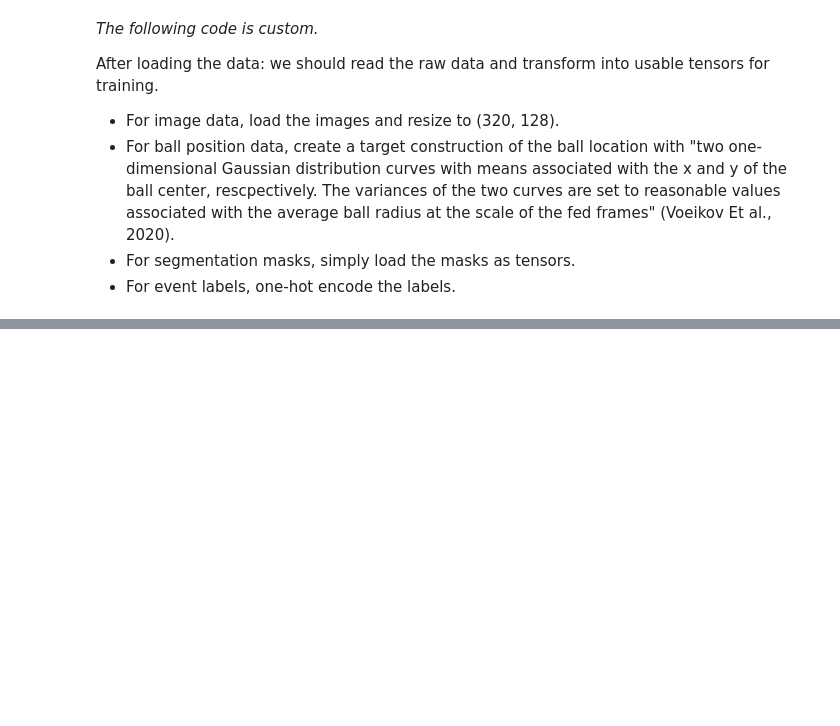
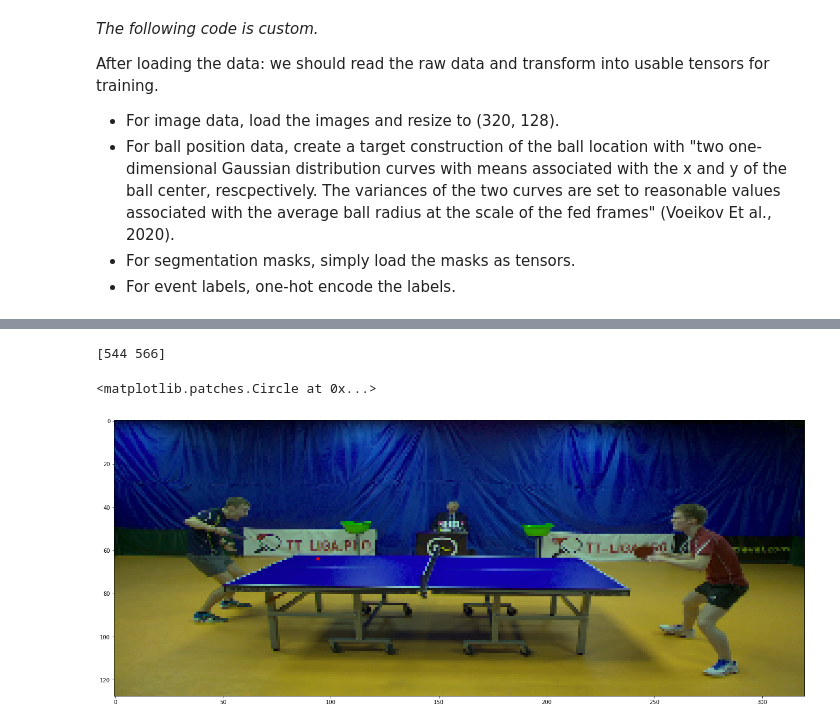
Before and after one commit to IdeaKing/TTNet-Tensorflow, a Jupyter notebook: training.ipynb, the cells around one changed output, grey strips where cells are left out. Saved outputs shown, nothing was run; the diff lists cells and outputs as text; code cells hidden in the pictures; blank space fills up the shorter version.

```diff
--- a/training.ipynb
+++ b/training.ipynb
@@ -147,0 +229,5 @@ After loading the data: we should read the raw data and transform into usable te
+# %%
+gaussian_position, scaled_position = process_ball_position(raw_data[0][1], sigma, image_size)
+
+print(f"Ball Position: {scaled_position}")
+print(f"Gaussian Position: {gaussian_position}")
@@ -147,0 +252,13 @@ After loading the data: we should read the raw data and transform into usable te
+# %%
+print(raw_data[0][1])
+# %% [output]
+[544 566]
+# %%
+figure = plt.figure(figsize=(50, 100))
+figure.add_subplot(1, 2, 1)
+plt.imshow(tf.image.resize(plt.imread(raw_data[0][0][8]), (image_size[0], image_size[1])) / 255.)
+ball = plt.Circle((scaled_position[1], scaled_position[0]), radius=sigma, color="red")
+plt.gca().add_artist(ball)
+# %% [output]
+<matplotlib.patches.Circle at 0x...>
+[figure, added]
```
Also changed, not shown: parts of 20 cells of this notebook.
